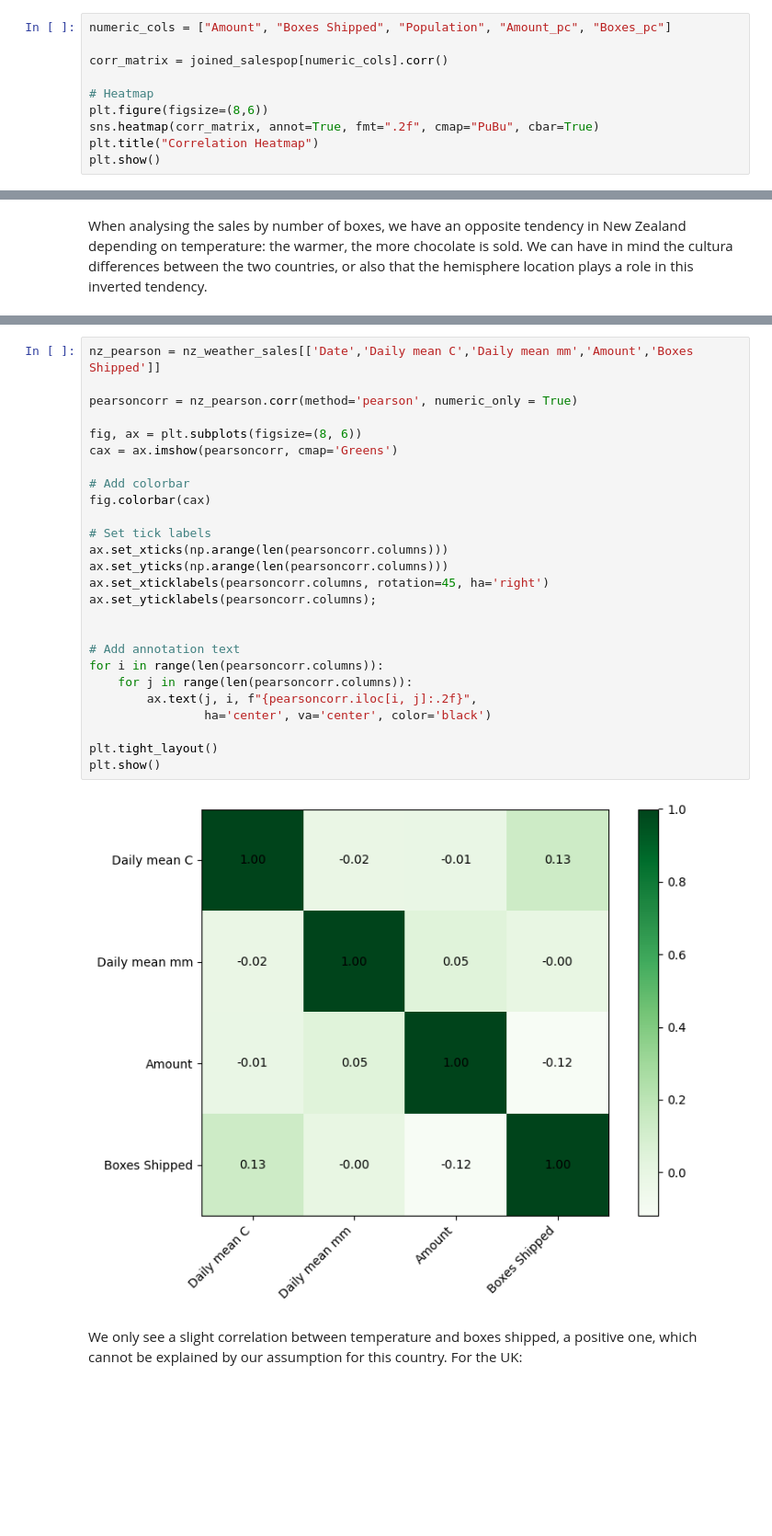
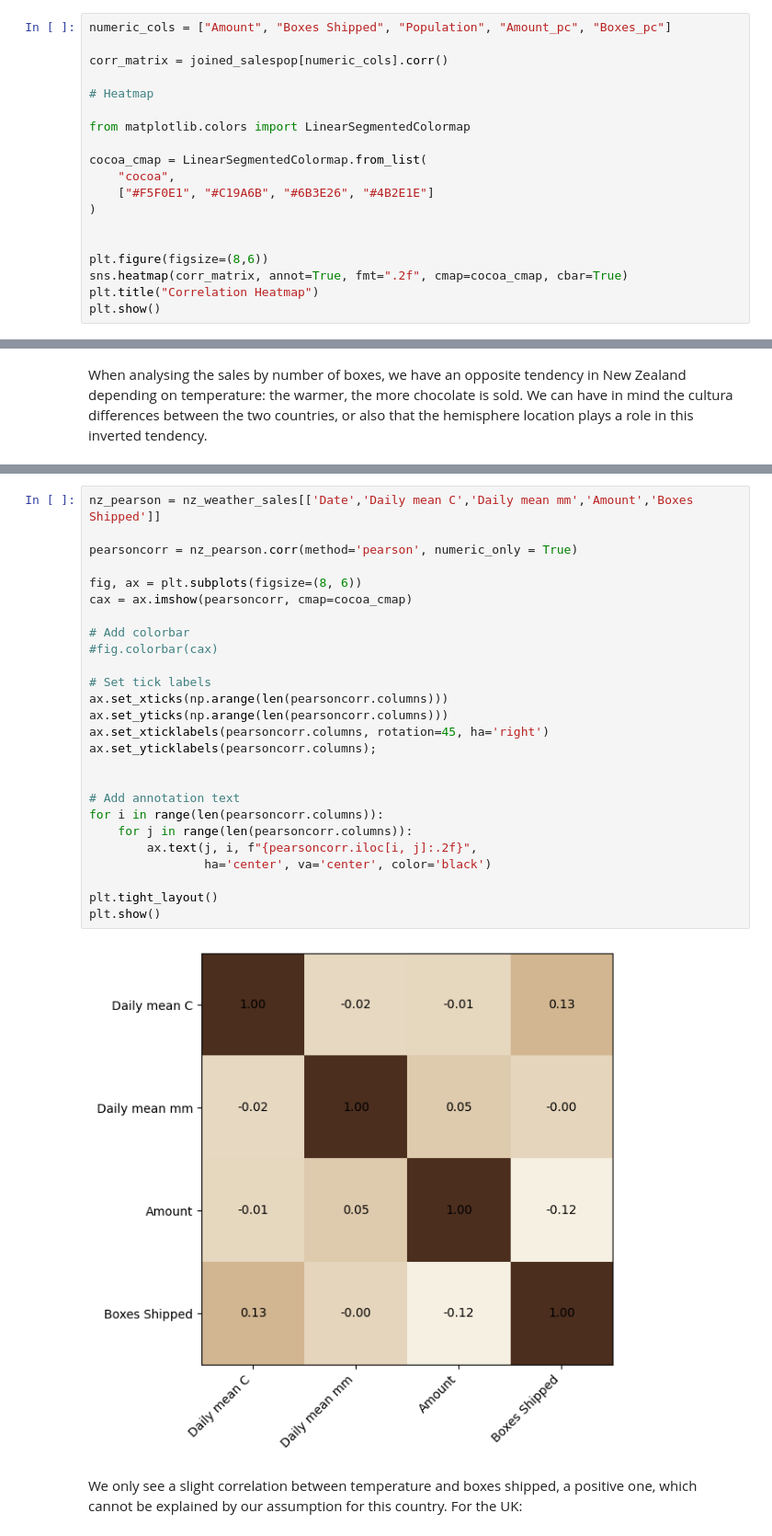
Before and after one commit to Lina060992/Chocolate, a Jupyter notebook: questions_hypothesis.ipynb, the cells around one changed output, grey strips where cells are left out. Shown at 92% size. Saved outputs shown, nothing was run; the diff lists cells and outputs as text; blank space fills up the shorter version.

Commit message:
Adapted cocoa-brown graphs

```diff
--- a/questions_hypothesis.ipynb
+++ b/questions_hypothesis.ipynb
@@ -296,8 +371,17 @@ numeric_cols = ["Amount", "Boxes Shipped", "Population", "Amount_pc", "Boxes_pc"
 corr_matrix = joined_salespop[numeric_cols].corr()
 
 # Heatmap
+
+from matplotlib.colors import LinearSegmentedColormap
+
+cocoa_cmap = LinearSegmentedColormap.from_list(
+    "cocoa",
+    ["#F5F0E1", "#C19A6B", "#6B3E26", "#4B2E1E"]
+)
+
+
 plt.figure(figsize=(8,6))
-sns.heatmap(corr_matrix, annot=True, fmt=".2f", cmap="PuBu", cbar=True)
+sns.heatmap(corr_matrix, annot=True, fmt=".2f", cmap=cocoa_cmap, cbar=True)
 plt.title("Correlation Heatmap")
 plt.show()
 # %% [output]
@@ -578,31 +662,31 @@ nz_weather_sales.head(5)
 # %%
 nz_pearson = nz_weather_sales[['Date','Daily mean C','Daily mean mm','Amount','Boxes Shipped']]
 
 pearsoncorr = nz_pearson.corr(method='pearson', numeric_only = True)
 
 fig, ax = plt.subplots(figsize=(8, 6))
-cax = ax.imshow(pearsoncorr, cmap='Greens')
+cax = ax.imshow(pearsoncorr, cmap=cocoa_cmap)
 
 # Add colorbar
-fig.colorbar(cax)
+#fig.colorbar(cax)
 
 # Set tick labels
 ax.set_xticks(np.arange(len(pearsoncorr.columns)))
 ax.set_yticks(np.arange(len(pearsoncorr.columns)))
 ax.set_xticklabels(pearsoncorr.columns, rotation=45, ha='right')
 ax.set_yticklabels(pearsoncorr.columns);
 
 
 # Add annotation text
 for i in range(len(pearsoncorr.columns)):
     for j in range(len(pearsoncorr.columns)):
         ax.text(j, i, f"{pearsoncorr.iloc[i, j]:.2f}",
                 ha='center', va='center', color='black')
 
 plt.tight_layout()
 plt.show()
 # %% [output]
-[figure, old version]
+[figure, new version]
 # %% [markdown]
 We only see a slight correlation between temperature and boxes shipped, a positive one, which cannot be explained by our assumption for this country. For the UK:
 # %%
```
Also changed, not shown: parts of 3 cells of this notebook, 1 other file.
